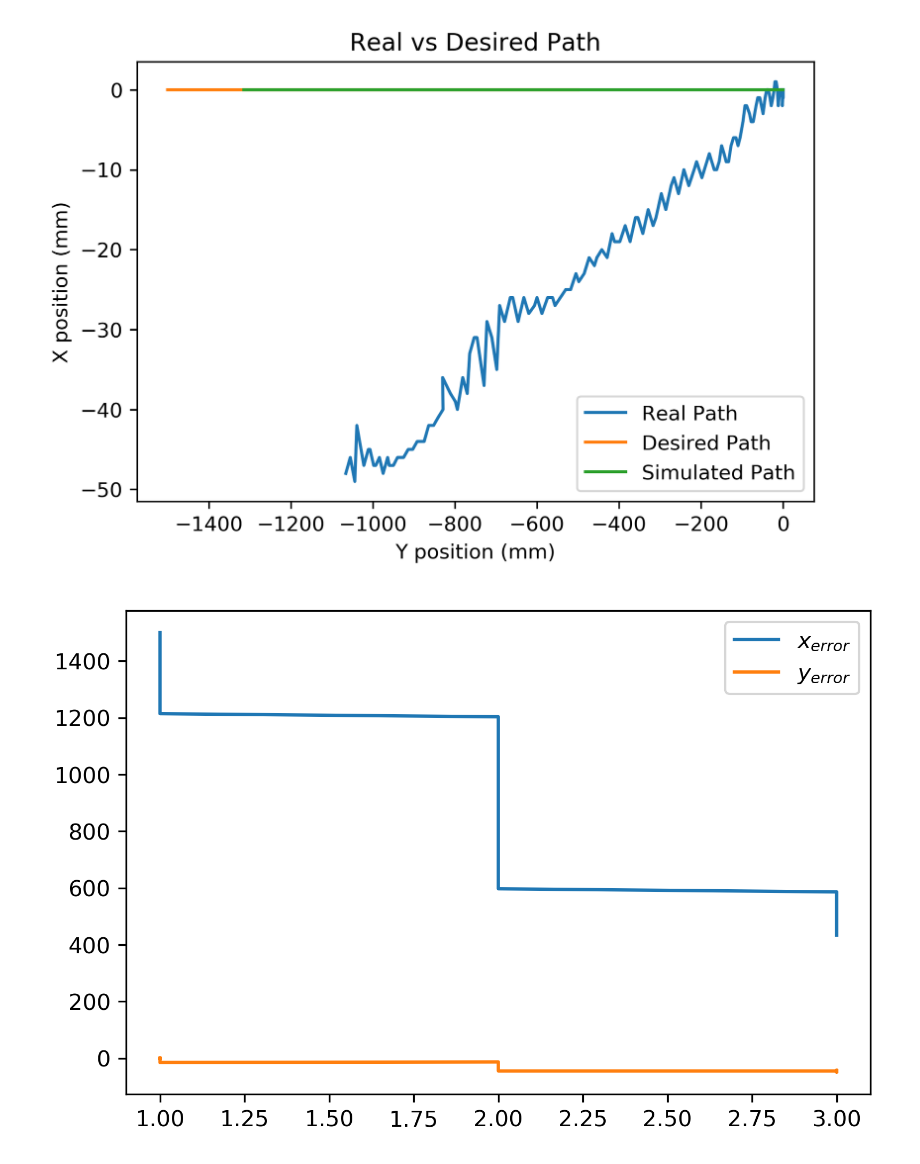
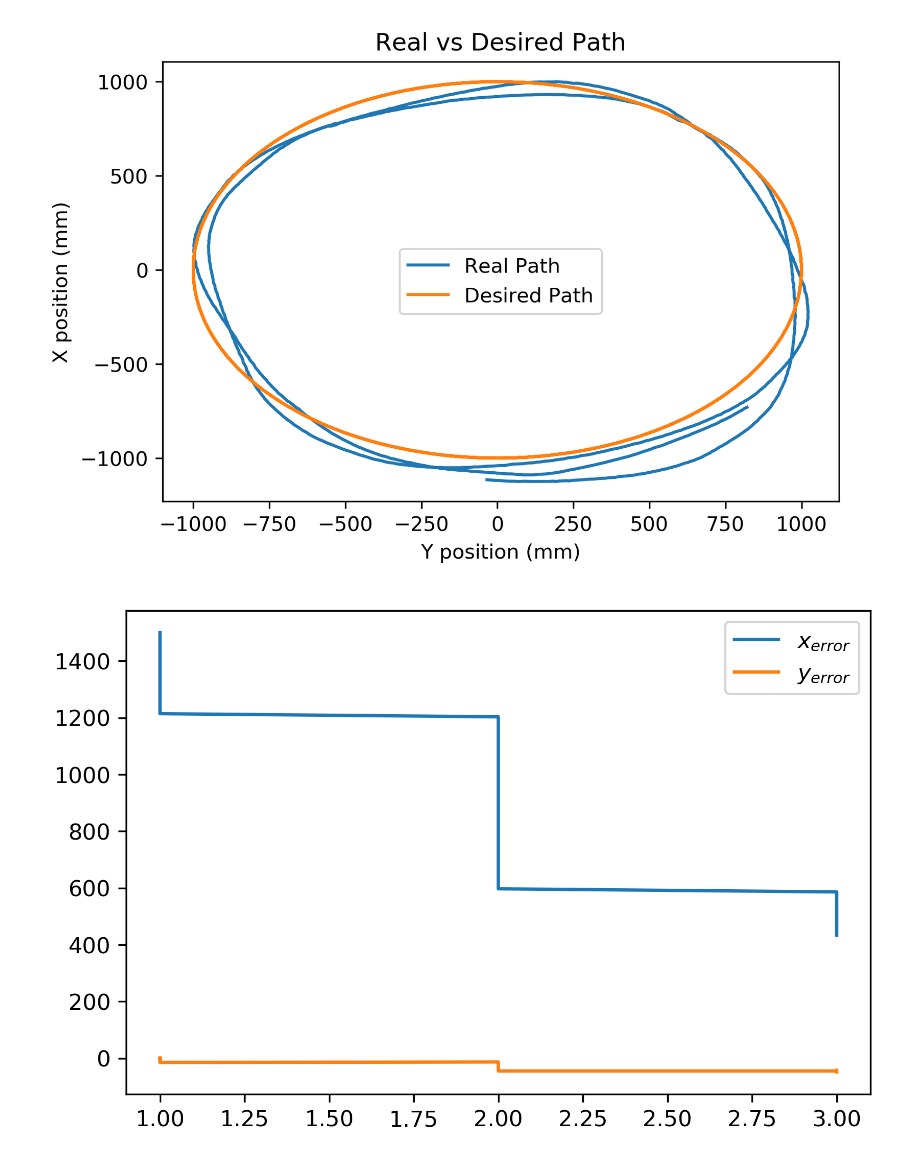
Before and after one commit to dyerbm/OmniWheel, a Jupyter notebook: Omniwheel VICON Code/DataProcessing.ipynb, the cells around one changed output. Drawn from its saved outputs; the diff is of its cells as text; code cells hidden in the pictures.

```diff
--- a/Omniwheel VICON Code/DataProcessing.ipynb
+++ b/Omniwheel VICON Code/DataProcessing.ipynb
@@ -5,7 +5,7 @@ import matplotlib.pyplot as plt
 import matplotlib as mpl
 mpl.rcParams['figure.dpi'] = 300
 # %%
-fileName = "Test1_final"
+fileName = "Circle_Torque_controller"
 
 data = pd.read_excel("./Raw Data/"+fileName+".xlsx",names=['timeglobal','xR','yR','thetaR','xD','yD','thetaD','u1','u2','u3','u4','xsim','ysim','thetasim'])
 #print(data)
@@ -67,12 +66,12 @@ plt.show()
 # %%
-plt.plot(data['xR'][:-745],data['yR'][:-745],data['yD'][:-390],data['xD'][:-390],data['ysim'][:-760],data['xsim'][:-760])
+plt.plot(data['xR'][1000:],data['yR'][1000:],data['yD'],data['xD'])
 plt.xlabel('Y position (mm)')
 plt.ylabel('X position (mm)')
-plt.legend(['Real Path', 'Desired Path', 'Simulated Path'])
+plt.legend(['Real Path', 'Desired Path'])
 plt.title('Real vs Desired Path')
 plt.show()
 # %% [output]
-[figure, old version]
+[figure, new version]
 # %%
 plt.plot(data['timeglobal'][:-745],data['xR'][:-745]-data['yD'][:-745],data['timeglobal'][:-745],data['yR'][:-745]-data['xD'][:-745])
 plt.legend(['$x_{error}$','$y_{error}$'])
```
Also changed, not shown: parts of 5 cells of this notebook, 2 other files.
